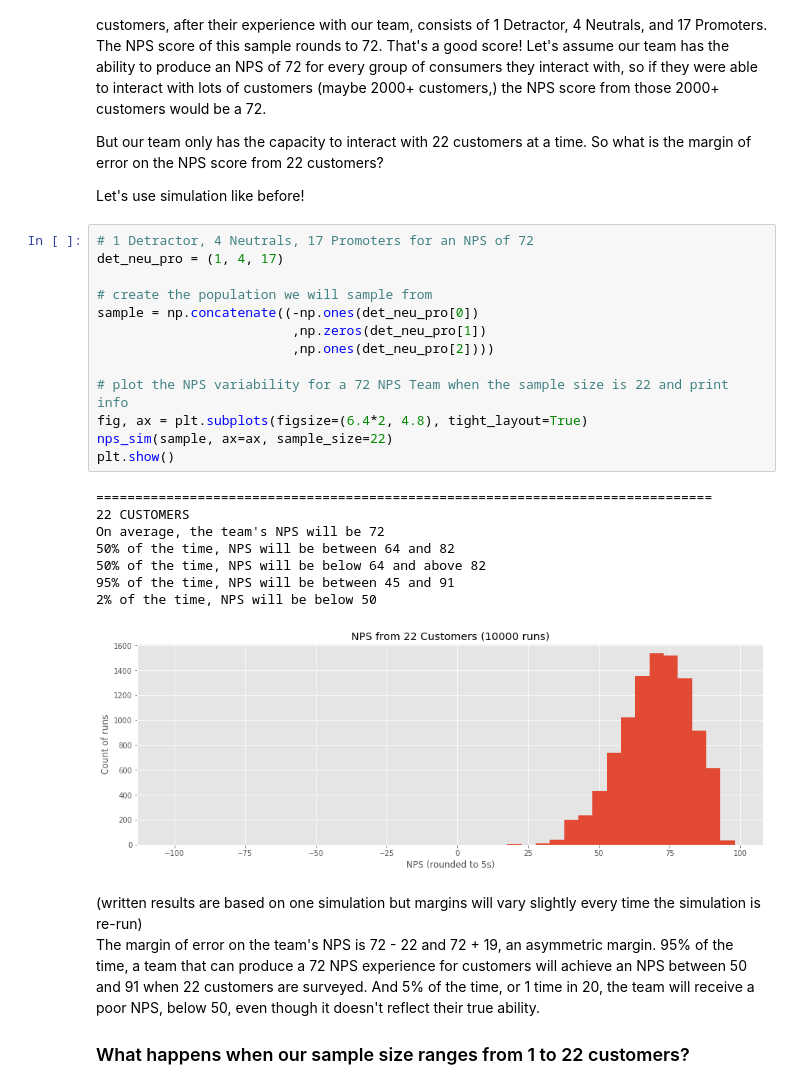
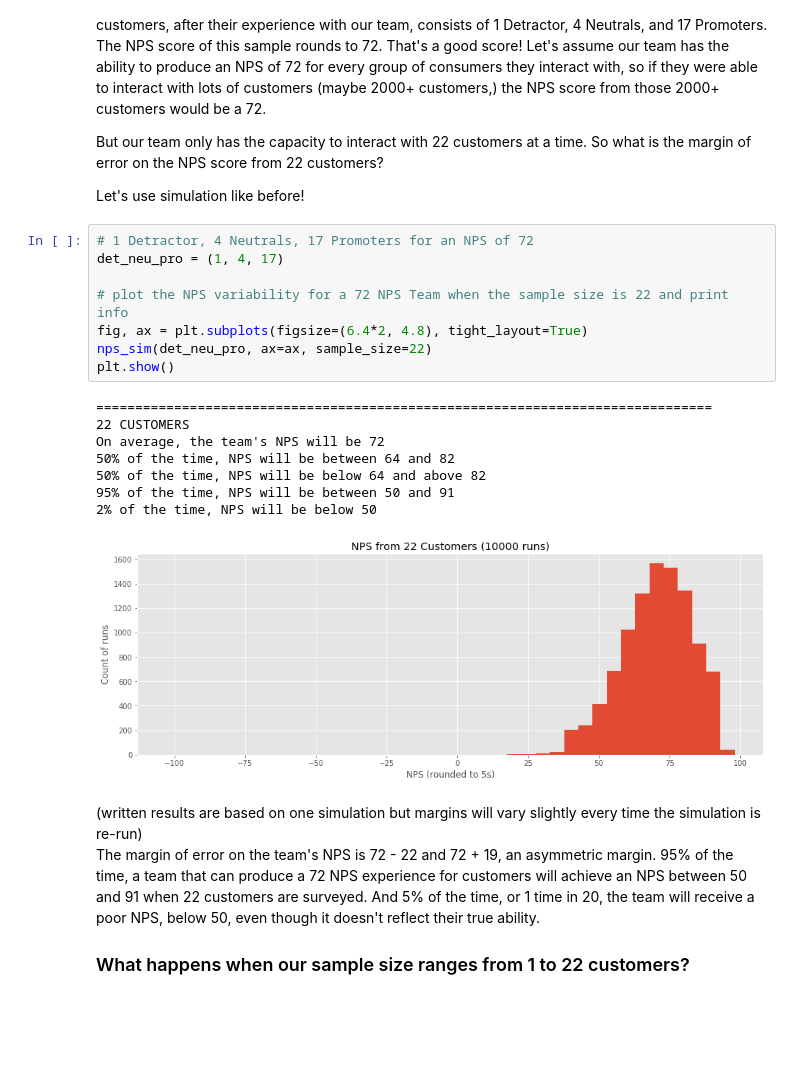
Before and after one commit to kinyipchien/nps-small-sample-sim, a Jupyter notebook: nps_simulation.ipynb, the cells around one changed output. Saved outputs shown, nothing was run; the diff lists cells and outputs as text; blank space fills up the shorter version.

Commit message:
working on MOE plots

```diff
--- a/nps_simulation.ipynb
+++ b/nps_simulation.ipynb
@@ -81,25 +81,20 @@ Let's use simulation like before!
 # %%
 # 1 Detractor, 4 Neutrals, 17 Promoters for an NPS of 72
 det_neu_pro = (1, 4, 17)
 
-# create the population we will sample from
-sample = np.concatenate((-np.ones(det_neu_pro[0])
-                         ,np.zeros(det_neu_pro[1])
-                         ,np.ones(det_neu_pro[2])))
-
 # plot the NPS variability for a 72 NPS Team when the sample size is 22 and print info
 fig, ax = plt.subplots(figsize=(6.4*2, 4.8), tight_layout=True)
-nps_sim(sample, ax=ax, sample_size=22)
+nps_sim(det_neu_pro, ax=ax, sample_size=22)
 plt.show()
 # %% [output]
 ===============================================================================
 22 CUSTOMERS
 On average, the team's NPS will be 72
 50% of the time, NPS will be between 64 and 82
 50% of the time, NPS will be below 64 and above 82
-95% of the time, NPS will be between 45 and 91
+95% of the time, NPS will be between 50 and 91
 2% of the time, NPS will be below 50
-[figure, old version]
+[figure, new version]
 # %% [markdown]
 (written results are based on one simulation but margins will vary slightly every time the simulation is re-run)
 The margin of error on the team's NPS is 72 - 22 and 72 + 19, an asymmetric margin. 95% of the time, a team that can produce a 72 NPS experience for customers will achieve an NPS between 50 and 91 when 22 customers are surveyed. And 5% of the time, or 1 time in 20, the team will receive a poor NPS, below 50, even though it doesn't reflect their true ability.
```
Also changed, not shown: parts of 12 cells of this notebook, 1 other file.
